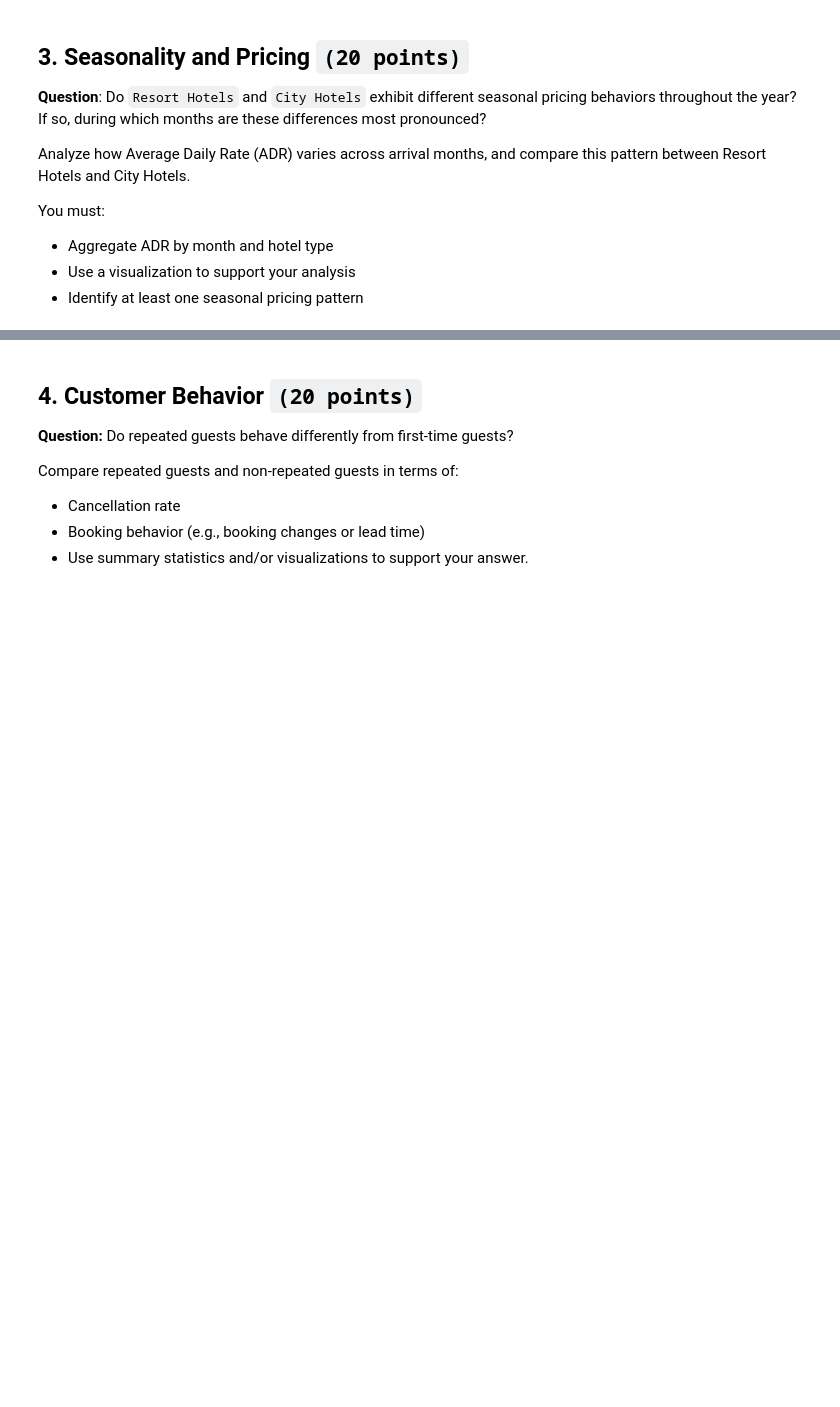
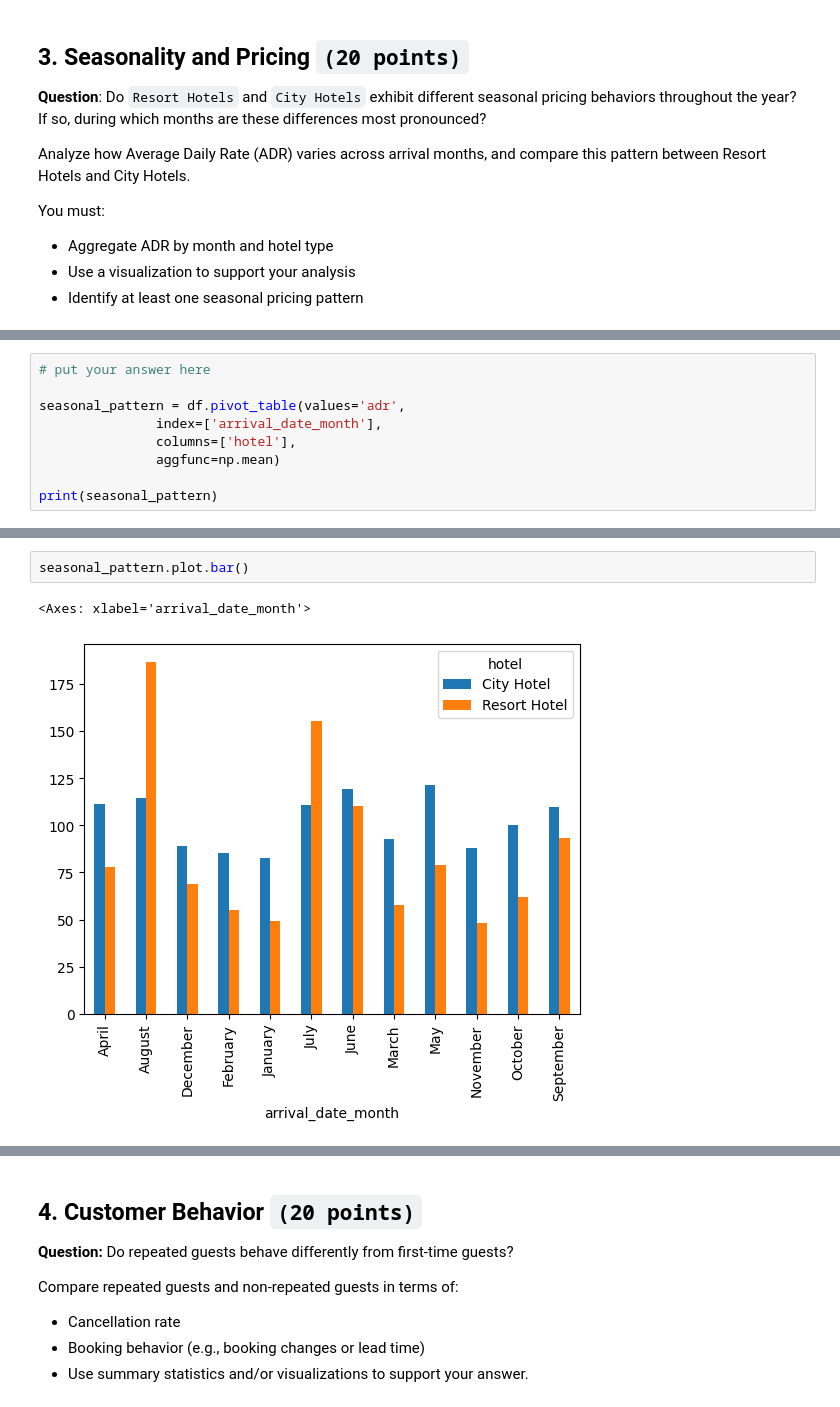
Before and after one commit to ysc4/CCDATSCL_EXERCISES_COM222, a Jupyter notebook: Midterm Exam/CCDATSCL_EXAM.ipynb, the cells around one changed output, grey strips where cells are left out. Drawn from its saved outputs; the diff is of its cells as text; blank space fills up the shorter version.

```diff
--- a/Midterm Exam/CCDATSCL_EXAM.ipynb
+++ b/Midterm Exam/CCDATSCL_EXAM.ipynb
@@ -176,0 +236,9 @@ You must:
+# %%
+# put your answer here
+
+seasonal_pattern = df.pivot_table(values='adr',
+               index=['arrival_date_month'],
+               columns=['hotel'],
+               aggfunc=np.mean)
+
+print(seasonal_pattern)
@@ -176,0 +260,5 @@ You must:
+# %%
+seasonal_pattern.plot.bar()
+# %% [output]
+<Axes: xlabel='arrival_date_month'>
+[figure, added]
```
Also changed, not shown: parts of 20 cells of this notebook.
